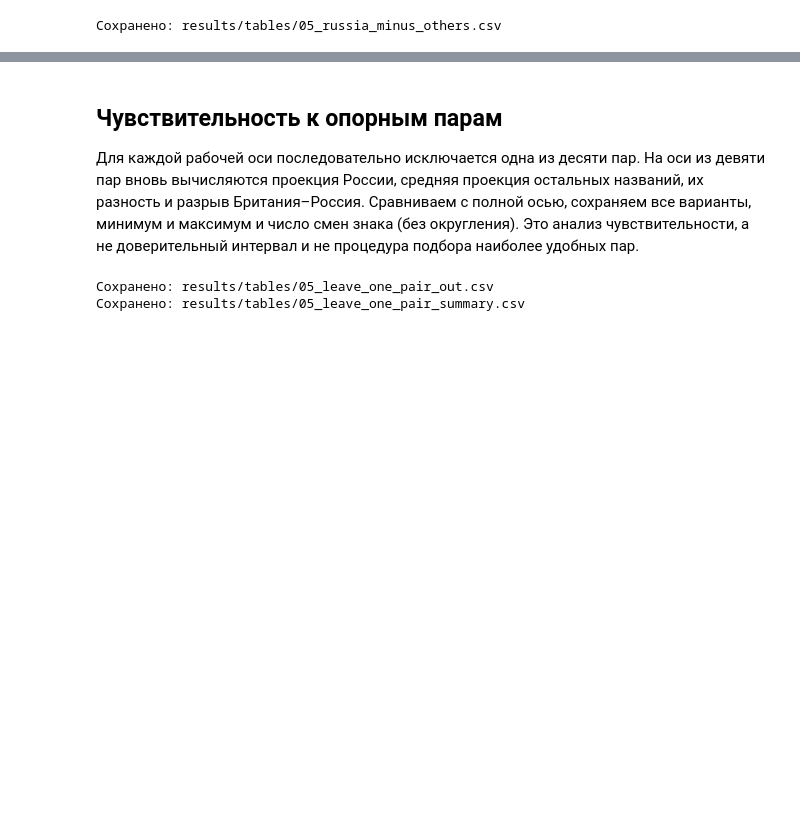
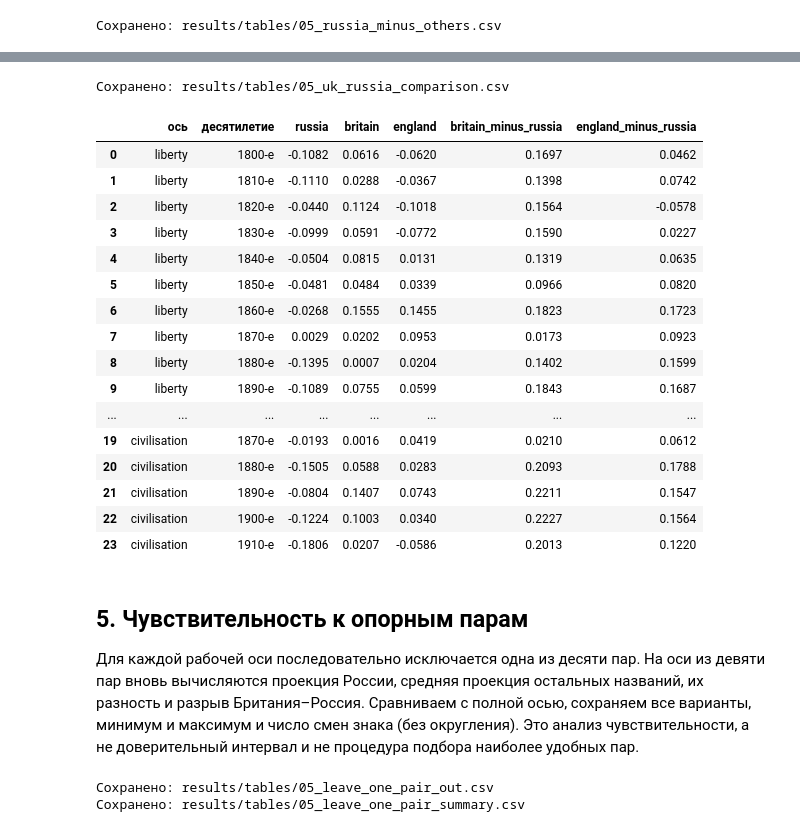
Before and after one commit to alexeyvkuznetsov/british-press-semantic-change, a Jupyter notebook: 02_russia_axes.ipynb, the cells around one changed output, grey strips where cells are left out. Drawn from its saved outputs; the diff is of its cells as text; code cells hidden in the pictures; blank space fills up the shorter version.

```diff
--- a/02_russia_axes.ipynb
+++ b/02_russia_axes.ipynb
@@ -338,13 +335,0 @@ plt.show(); T.save_fig(fig, "fig2_russia_axes")
-# %%
-fig, ax = T.figure(height_cm=8.5)
-highlight = {"russia": "red", "britain": "blue", "france": "green", "turkey": "orange"}
-for w in C.COUNTRIES:
-    if w not in highlight:
-        ax.plot(x, proj["liberty"][w], color="0.8", lw=1)
-for w, c in highlight.items():
-    ax.plot(x, proj["liberty"][w], color=C.PALETTE[c], lw=2 if w == "russia" else 1.5, marker="o", ms=3.5, label=C.COUNTRY_LABELS[w])
-ax.plot([], [], color="0.8", lw=1, label="другие страны")
-ax.yaxis.set_major_formatter(T.COMMA); ax.set_xticks(x, LABS, rotation=45)
-ax.set_xlabel("Десятилетие"); ax.set_ylabel("Проекция на ось\nдеспотизм (−) – свобода (+)")
-ax.legend(frameon=False, ncol=5, fontsize=8, loc="lower center", bbox_to_anchor=(0.5, 1.0))
-plt.show(); T.save_fig(fig, "fig3_countries_liberty")
@@ -354,5 +388,36 @@ plt.show(); T.save_fig(fig, "fig3_countries_liberty")
+# %%
+uk_rows = []
+for axn in C.WORKING_AXES:
+    for lab in LABS:
+        row = proj[axn].loc[lab]
+        uk_rows.append({"ось": axn, "десятилетие": lab,
+                        "russia": row["russia"], "britain": row["britain"], "england": row["england"],
+                        "britain_minus_russia": row["britain"]-row["russia"],
+                        "england_minus_russia": row["england"]-row["russia"]})
+uk = pd.DataFrame(uk_rows)
+T.save_table(uk.round(6), "05_uk_russia_comparison", index=False)
+display(uk.round(4))
+# %% [output]
+Сохранено: results/tables/05_uk_russia_comparison.csv
+|  | ось | десятилетие | russia | britain | england | britain_minus_russia | england_minus_russia |
+| 0 | liberty | 1800-е | -0.1082 | 0.0616 | -0.0620 | 0.1697 | 0.0462 |
+| 1 | liberty | 1810-е | -0.1110 | 0.0288 | -0.0367 | 0.1398 | 0.0742 |
+| 2 | liberty | 1820-е | -0.0440 | 0.1124 | -0.1018 | 0.1564 | -0.0578 |
+| 3 | liberty | 1830-е | -0.0999 | 0.0591 | -0.0772 | 0.1590 | 0.0227 |
+| 4 | liberty | 1840-е | -0.0504 | 0.0815 | 0.0131 | 0.1319 | 0.0635 |
+| 5 | liberty | 1850-е | -0.0481 | 0.0484 | 0.0339 | 0.0966 | 0.0820 |
+| 6 | liberty | 1860-е | -0.0268 | 0.1555 | 0.1455 | 0.1823 | 0.1723 |
+| 7 | liberty | 1870-е | 0.0029 | 0.0202 | 0.0953 | 0.0173 | 0.0923 |
+| 8 | liberty | 1880-е | -0.1395 | 0.0007 | 0.0204 | 0.1402 | 0.1599 |
+| 9 | liberty | 1890-е | -0.1089 | 0.0755 | 0.0599 | 0.1843 | 0.1687 |
+| ... | ... | ... | ... | ... | ... | ... | ... |
+| 19 | civilisation | 1870-е | -0.0193 | 0.0016 | 0.0419 | 0.0210 | 0.0612 |
+| 20 | civilisation | 1880-е | -0.1505 | 0.0588 | 0.0283 | 0.2093 | 0.1788 |
+| 21 | civilisation | 1890-е | -0.0804 | 0.1407 | 0.0743 | 0.2211 | 0.1547 |
+| 22 | civilisation | 1900-е | -0.1224 | 0.1003 | 0.0340 | 0.2227 | 0.1564 |
+| 23 | civilisation | 1910-е | -0.1806 | 0.0207 | -0.0586 | 0.2013 | 0.1220 |
 # %% [markdown]
-## Чувствительность к опорным парам
+## 5. Чувствительность к опорным парам
 
 Для каждой рабочей оси последовательно исключается одна из десяти пар. На оси из девяти пар вновь вычисляются проекция России, средняя проекция остальных названий, их разность и разрыв Британия–Россия. Сравниваем с полной осью, сохраняем все варианты, минимум и максимум и число смен знака (без округления). Это анализ чувствительности, а не доверительный интервал и не процедура подбора наиболее удобных пар.
 # %%
```
Also changed, not shown: parts of 28 cells of this notebook, 10 other files.
